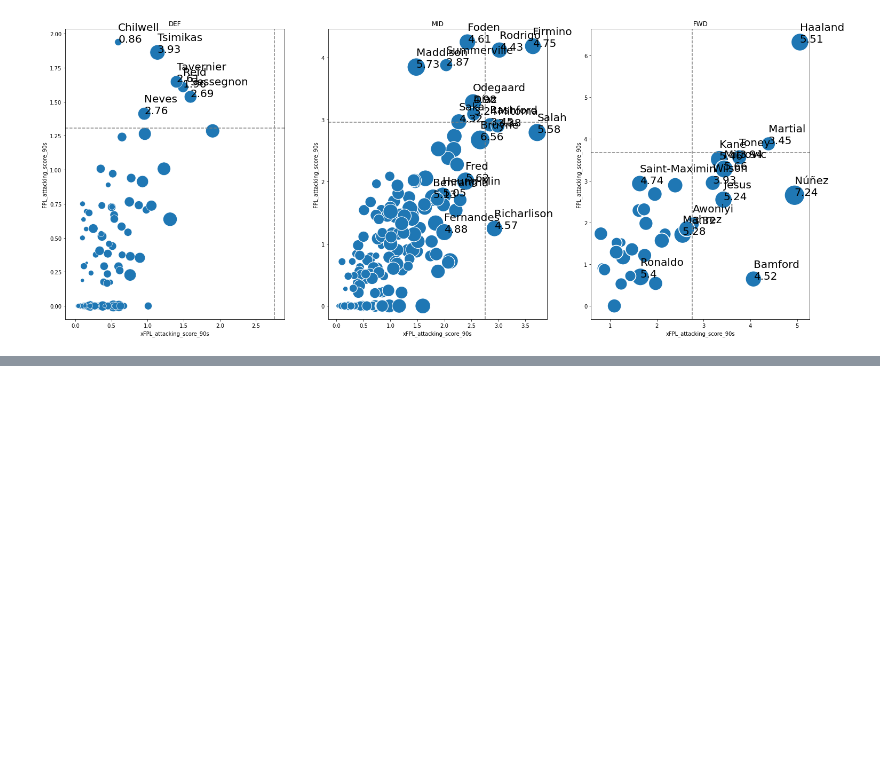
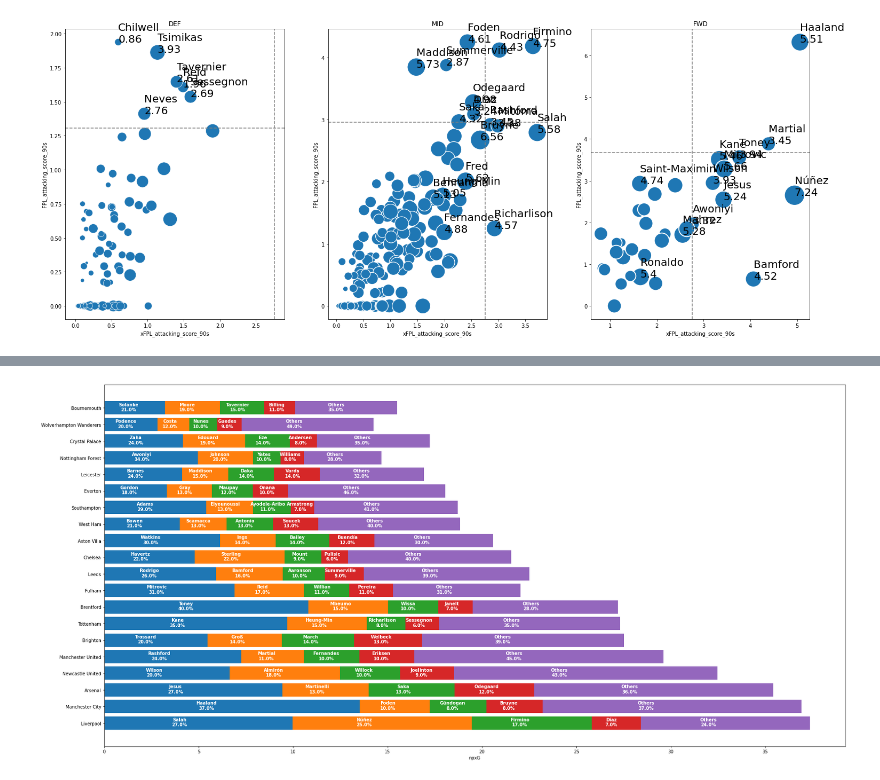
Before and after one commit to debangshu16/Football-Analysis, a Jupyter notebook: players_analysis.ipynb, the cells around one changed output, grey strips where cells are left out. Drawn from its saved outputs; the diff is of its cells as text; code cells hidden in the pictures; blank space fills up the shorter version.

```diff
--- a/players_analysis.ipynb
+++ b/players_analysis.ipynb
@@ -286,0 +289,3 @@ FWD Patrick Bamford 4.0655908024197 0.6459330143540669 4.521531100478469
+# %%
+data = pd.read_csv("Players_data_stats.csv")
+data.head()
@@ -286,0 +303,7 @@ FWD Patrick Bamford 4.0655908024197 0.6459330143540669 4.521531100478469
+# %%
+data['90s'] = data['time']/90
+data['xG_per90'] = data['xG']/data['90s']
+data['xA_per90'] = data['xA']/data['90s']
+data['npxG_per90'] = data['npxG']/data['90s']
+data['npxG_plus_xA'] = data['npxG'] + data['xG']
+data['npxG_plus_xA_per90'] = data['npxG_plus_xA']/data['90s']
@@ -286,0 +342,3 @@ FWD Patrick Bamford 4.0655908024197 0.6459330143540669 4.521531100478469
+# %%
+teams_data = pd.read_csv('teams_data_stats.csv')
+teams_data.head()
@@ -286,0 +395,66 @@ FWD Patrick Bamford 4.0655908024197 0.6459330143540669 4.521531100478469
+# %%
+values1 = np.round(top_perfs[:,0], 3)
+values2 = np.round(top_perfs[:,1], 3)
+values3 = np.round(top_perfs[:,2], 3)
+values4 = np.round(top_perfs[:,3], 3)
+values5 = np.round(top_perfs[:,4], 3)
+# %%
+fig = plt.figure(figsize = (30, 15))
+s = np.zeros(top_perfs.shape[0])
+for i in range(5):
+    if i==0:
+        plt.barh(teams, top_perfs[:,i])
+    else:
+        plt.barh(teams, top_perfs[:,i], left = s)
+    s = s+top_perfs[:,i]
+
+y_height = 0.05
+x_height = 0.4
+
+for i, v in enumerate(values1):
+    if players1[i]!="":
+        text = players1[i].split()[-1] + "\n" + str(round(round(conts1[i],2)*100,0)) + "%"
+    else:
+        text = ""
+    plt.text(v*x_height, i + y_height, text, color = "white", fontweight = "bold", fontsize = 10,
+    ha = "center", va = "center")
+
+# Use values1[i] + v * 0.45 as the x-coordinate
+for i, v in enumerate(values2):
+    if players2[i]!="":
+        text = players2[i].split()[-1] + "\n" + str(round(round(conts2[i], 2)*100,0)) + "%"
+    else:
+        text = ""
+    plt.text(values1[i] + v * x_height, i + y_height, text, color='white', fontweight='bold', fontsize=10,
+             ha='center', va='center')
+
+# Use values1[i] + values2[i] + v * 0.45 as the x-coordinate
+
+for i, v in enumerate(values3):
+    if players3[i]!="":
+        text = players3[i].split()[-1] + "\n" + str(round(round(conts3[i], 2)*100,0)) + "%"
+    else:
+        text = ""
+    plt.text(values1[i] + values2[i] + v * x_height, i + y_height, text, color='white', fontweight='bold', fontsize=10,
+             ha='center', va='center')
+
+for i, v in enumerate(values4):
+    if players4[i]!="":
+            text = players4[i].split()[-1] + "\n" + str(round(round(conts4[i], 2)*100,0)) + "%"
+    else:
+        text = ""
+    plt.text(values1[i] + values2[i] + values3[i] + v * x_height, i + y_height, text, color='white', fontweight='bold', fontsize=10,
+             ha='center', va='center')
+
+for i, v in enumerate(values5):
+    if players5[i]!="":
+        text = players5[i].split()[-1] + "\n" + str(round(round(conts5[i], 2)*100,0)) +"%"
+    else:
+        text = ""
+    plt.text(values1[i] + values2[i] + values3[i] + values4[i] + v * x_height, i + y_height, text, color='white', fontweight='bold', fontsize=10,
+             ha='center', va='center')
+plt.xlabel("{}".format(feature))
+plt.savefig("{}_top_performers.png".format(feature))
+plt.show()
+# %% [output]
+[figure, added]
```
Also changed, not shown: parts of 8 cells of this notebook.
